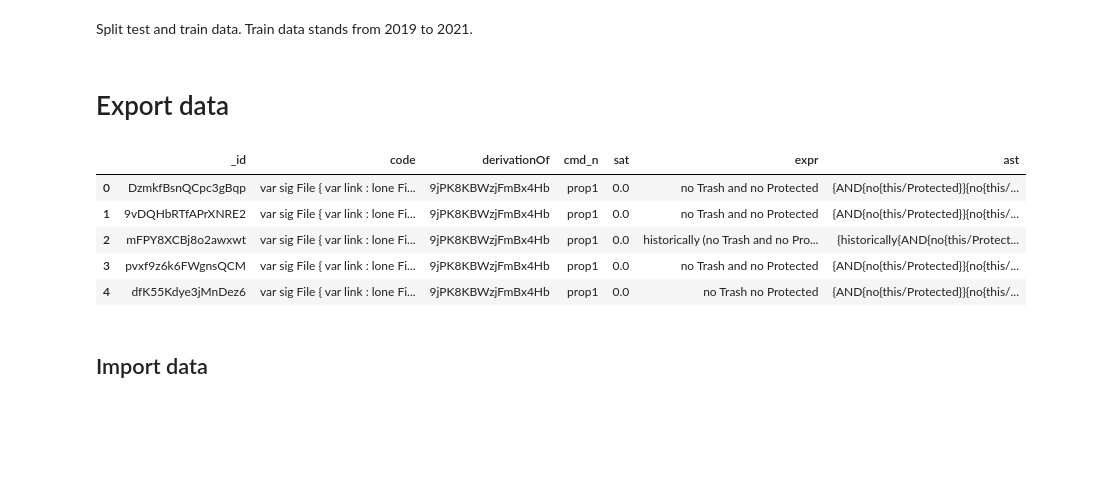
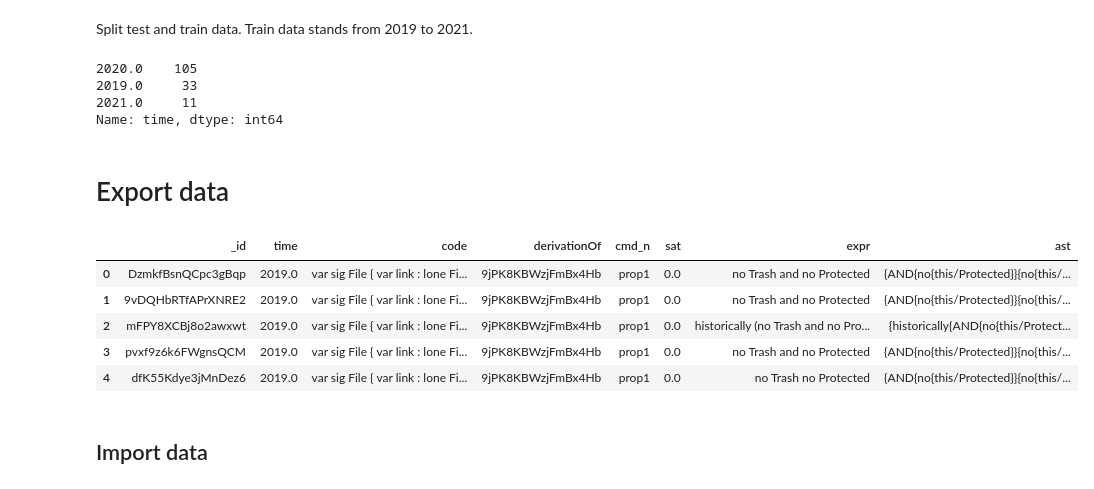
Before and after one commit to anaines14/HiGenA, a Jupyter notebook: data_preparation/notebook.ipynb, the cells around one changed output. Saved outputs shown, nothing was run; the diff lists cells and outputs as text; code cells hidden in the pictures; blank space fills up the shorter version.

```diff
--- a/data_preparation/notebook.ipynb
+++ b/data_preparation/notebook.ipynb
@@ -874,6 +853,27 @@ Removed submissions with no ASTs.
 # Split data
 # %% [markdown]
 Split test and train data. Train data stands from 2019 to 2021.
+# %%
+# Initialize the dictionaries
+trainDfs = {}
+testDfs = {}
+
+# Iterate over the challenges
+for challenge, cmdDfs in allDfs.items():
+    trainDfs[challenge] = {}
+    testDfs[challenge] = {}
+    # Iterate over the predicates
+    for cmd, df in cmdDfs.items():
+        trainDfs[challenge][cmd] = df[df["time"] <= 2021].copy()
+        testDfs[challenge][cmd] = df[df["time"] > 2021].copy()
+
+# Check
+trainDfs["9jPK8KBWzjFmBx4Hb"]["prop1"]["time"].value_counts()
+# %% [output]
+2020.0    105
+2019.0     33
+2021.0     11
+Name: time, dtype: int64
 # %% [markdown]
 # Export data
 # %%
@@ -906,14 +908,14 @@ exportData(allDfs, "../graph/data/")
 # %%
 # Check
-df = pd.read_csv("../graph/data/9jPK8KBWzjFmBx4Hb/prop1.csv")
+df = pd.read_csv("../graph/data/all/9jPK8KBWzjFmBx4Hb/prop1.csv")
 df.head()
 # %% [output]
-|  | _id | code | derivationOf | cmd_n | sat | expr | ast |
-| 0 | DzmkfBsnQCpc3gBqp | var sig File { var link : lone Fi... | 9jPK8KBWzjFmBx4Hb | prop1 | 0.0 | no Trash and no Protected | {AND{no{this/Protected}}{no{this/... |
-| 1 | 9vDQHbRTfAPrXNRE2 | var sig File { var link : lone Fi... | 9jPK8KBWzjFmBx4Hb | prop1 | 0.0 | no Trash and no Protected | {AND{no{this/Protected}}{no{this/... |
-| 2 | mFPY8XCBj8o2awxwt | var sig File { var link : lone Fi... | 9jPK8KBWzjFmBx4Hb | prop1 | 0.0 | historically (no Trash and no Pro... | {historically{AND{no{this/Protect... |
-| 3 | pvxf9z6k6FWgnsQCM | var sig File { var link : lone Fi... | 9jPK8KBWzjFmBx4Hb | prop1 | 0.0 | no Trash and no Protected | {AND{no{this/Protected}}{no{this/... |
-| 4 | dfK55Kdye3jMnDez6 | var sig File { var link : lone Fi... | 9jPK8KBWzjFmBx4Hb | prop1 | 0.0 | no Trash no Protected | {AND{no{this/Protected}}{no{this/... |
+|  | _id | time | code | derivationOf | cmd_n | sat | expr | ast |
+| 0 | DzmkfBsnQCpc3gBqp | 2019.0 | var sig File { var link : lone Fi... | 9jPK8KBWzjFmBx4Hb | prop1 | 0.0 | no Trash and no Protected | {AND{no{this/Protected}}{no{this/... |
+| 1 | 9vDQHbRTfAPrXNRE2 | 2019.0 | var sig File { var link : lone Fi... | 9jPK8KBWzjFmBx4Hb | prop1 | 0.0 | no Trash and no Protected | {AND{no{this/Protected}}{no{this/... |
+| 2 | mFPY8XCBj8o2awxwt | 2019.0 | var sig File { var link : lone Fi... | 9jPK8KBWzjFmBx4Hb | prop1 | 0.0 | historically (no Trash and no Pro... | {historically{AND{no{this/Protect... |
+| 3 | pvxf9z6k6FWgnsQCM | 2019.0 | var sig File { var link : lone Fi... | 9jPK8KBWzjFmBx4Hb | prop1 | 0.0 | no Trash and no Protected | {AND{no{this/Protected}}{no{this/... |
+| 4 | dfK55Kdye3jMnDez6 | 2019.0 | var sig File { var link : lone Fi... | 9jPK8KBWzjFmBx4Hb | prop1 | 0.0 | no Trash no Protected | {AND{no{this/Protected}}{no{this/... |
 # %% [markdown]
 ## Import data
 # %%
```
Also changed, not shown: parts of 23 cells of this notebook.
